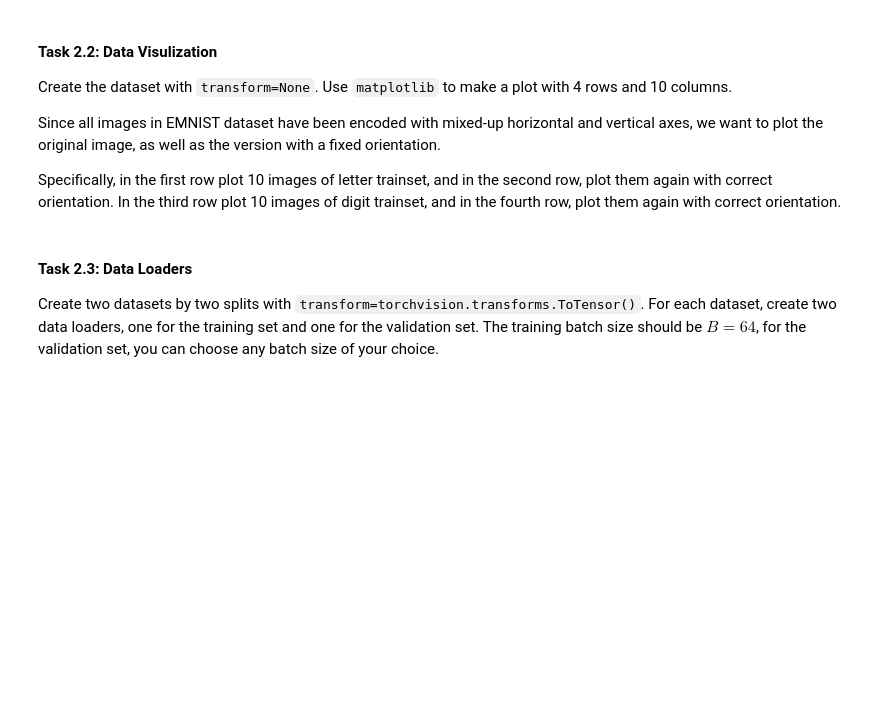
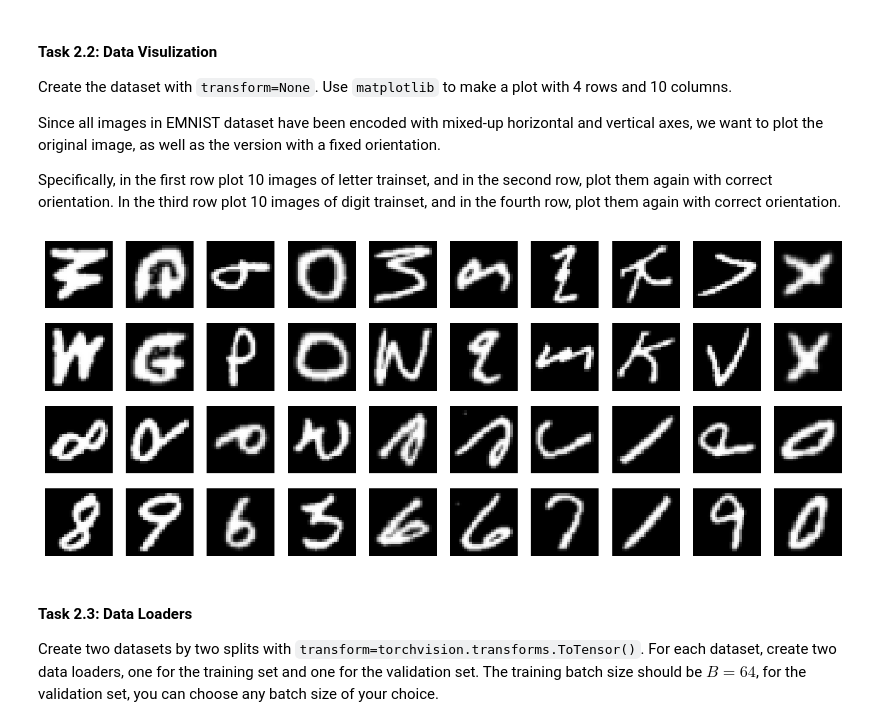
Before and after one commit to tlex-web/deep-learning-exercises, a Jupyter notebook: 03/DL-Assignment03.ipynb, the cells around one changed output. Saved outputs shown, nothing was run; the diff lists cells and outputs as text; code cells hidden in the pictures; blank space fills up the shorter version.

```diff
--- a/03/DL-Assignment03.ipynb
+++ b/03/DL-Assignment03.ipynb
@@ -191,42 +191,44 @@ train_letters, _ = datasets(split="letters",transform=None)
 train_digits, _ = datasets(split="digits",transform=None)
 
 
 import numpy as np
 from matplotlib import pyplot
 
 pyplot.rcParams['image.cmap'] = 'gray'
 
 # Function to fix exchanged horizontal and vertical axes
 def fix_orientation(img):
     return np.array(img).T
 
 # Visualization
-fig, axes = pyplot.subplots(...)
+fig, axes = pyplot.subplots(nrows=4, ncols=10, figsize=(15, 6))
 
 # Select 10 samples
 index = 0
 for j in range(10):
     # Load letter
-    img_letter, _ = ...
-    fixed_letter = ...
+    img_letter, _ = train_letters[j]
+    fixed_letter = fix_orientation(img_letter)
 
     # Load digit
-    img_digit, _ = ...
-    fixed_digit = ...
+    img_digit, _ = train_digits[j]
+    fixed_digit = fix_orientation(img_digit)
 
     # Plot raw and fixed letters
-    axes[0, j].imshow(...)
-    axes[1, j].imshow(...)
+    axes[0, j].imshow(img_letter)
+    axes[1, j].imshow(fixed_letter)
 
     # Plot raw and fixed digits
-    axes[2, j].imshow(...)
-    axes[3, j].imshow(...)
+    axes[2, j].imshow(img_digit)
+    axes[3, j].imshow(fixed_digit)
 
     # Remove axes
     for i in range(4):
         axes[i, j].axis("off")
 
     index += 1
+# %% [output]
+[figure, added]
 # %% [markdown]
 #### Task 2.3: Data Loaders
 
```
Also changed, not shown: parts of 1 cell of this notebook.
